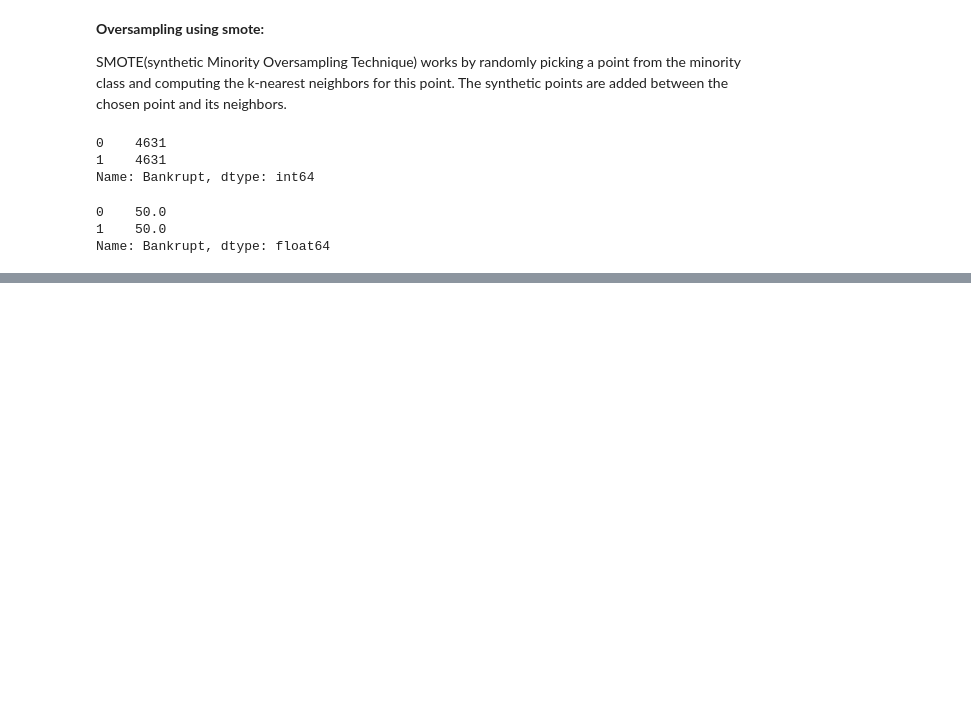
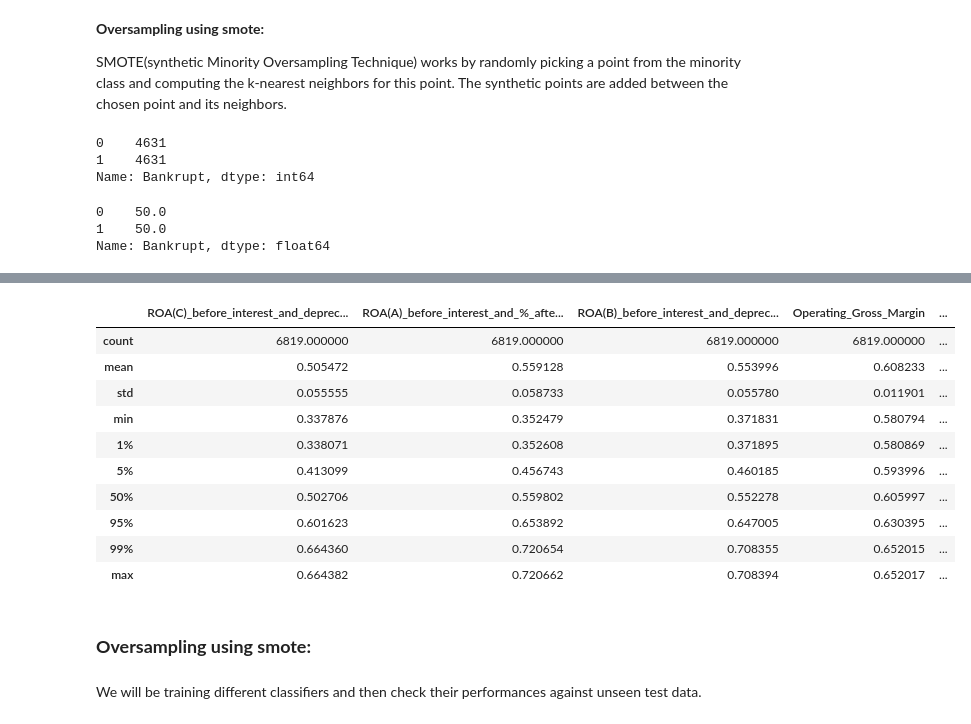
Before and after one commit to RanojoyBiswas/Company-Bankruptcy-Prediction, a Jupyter notebook: COMPANY_BANKRUPTCY_PREDICTION.ipynb, the cells around one changed output, grey strips where cells are left out. Saved outputs shown, nothing was run; the diff lists cells and outputs as text; code cells hidden in the pictures; blank space fills up the shorter version.

```diff
--- a/COMPANY_BANKRUPTCY_PREDICTION.ipynb
+++ b/COMPANY_BANKRUPTCY_PREDICTION.ipynb
@@ -830,0 +960,27 @@ Name: Bankrupt, dtype: float64
+# %%
+# capping outlier values
+for i in numeric_features:   # iterating through numeric columns
+
+  upper_limit = X[i].quantile(0.99)   # 99th percentile
+  lower_limit = X[i].quantile(0.01)   # 1th percentile
+
+  X[i] = np.where(X[i] > upper_limit,
+                  upper_limit,    # capping values with upper limit
+                  np.where(X[i] < lower_limit,
+                           lower_limit,   # capping with lower limit
+                           X[i]))
+# %%
+# after outlier capping
+X[numeric_features].describe(percentiles=[0.01,0.05,0.95,0.99])
+# %% [output]
+|  | ROA(C)_before_interest_and_deprec... | ROA(A)_before_interest_and_%_afte... | ROA(B)_before_interest_and_deprec... | Operating_Gross_Margin | ... |
+| count | 6819.000000 | 6819.000000 | 6819.000000 | 6819.000000 | ... |
+| mean | 0.505472 | 0.559128 | 0.553996 | 0.608233 | ... |
+| std | 0.055555 | 0.058733 | 0.055780 | 0.011901 | ... |
+| min | 0.337876 | 0.352479 | 0.371831 | 0.580794 | ... |
+| 1% | 0.338071 | 0.352608 | 0.371895 | 0.580869 | ... |
+| 5% | 0.413099 | 0.456743 | 0.460185 | 0.593996 | ... |
+| 50% | 0.502706 | 0.559802 | 0.552278 | 0.605997 | ... |
+| 95% | 0.601623 | 0.653892 | 0.647005 | 0.630395 | ... |
+| 99% | 0.664360 | 0.720654 | 0.708355 | 0.652015 | ... |
+| max | 0.664382 | 0.720662 | 0.708394 | 0.652017 | ... |
@@ -830,0 +998,2 @@ Name: Bankrupt, dtype: float64
+# %% [markdown]
+### <b>Oversampling using smote:
@@ -830,0 +1003,2 @@ Name: Bankrupt, dtype: float64
+# %% [markdown]
+We will be training different classifiers and then check their performances against unseen test data.
```
Also changed, not shown: parts of 21 cells of this notebook.
